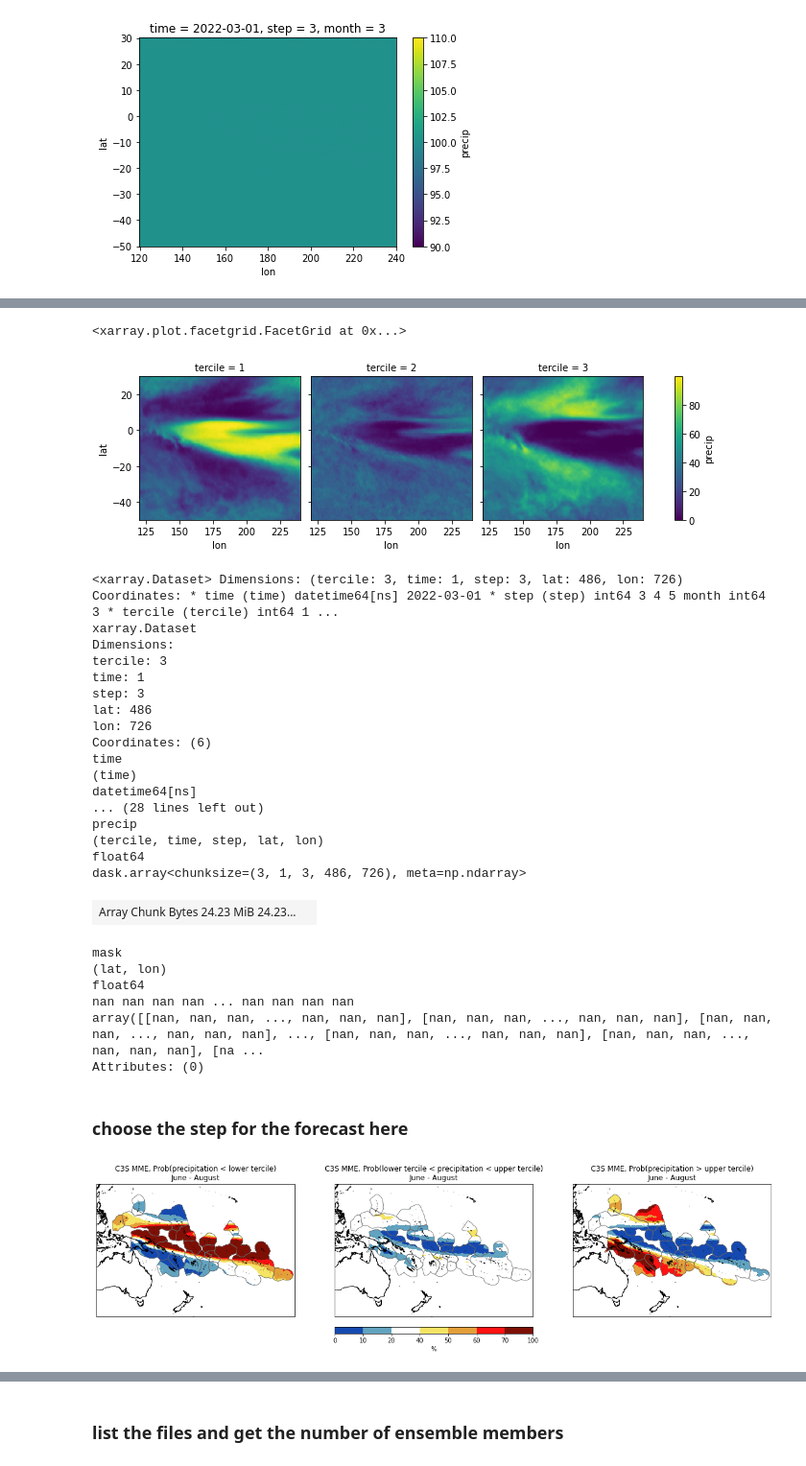
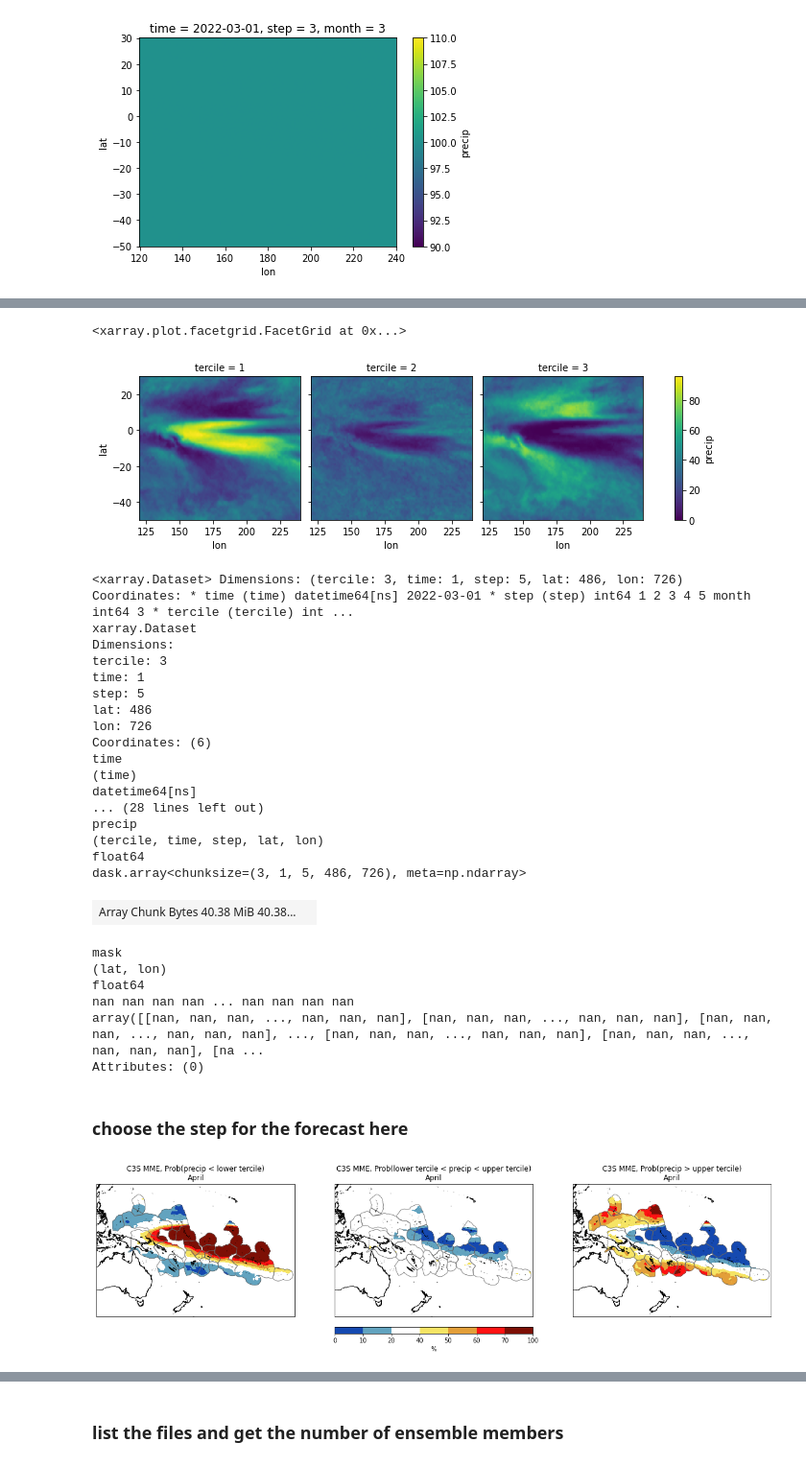
Before and after one commit to nicolasfauchereau/ICU_Water_Watch, a Jupyter notebook: notebooks/C3S/5_map_C3S_MME_probabilistic_tercile_forecast.ipynb, the cells around one changed output, grey strips where cells are left out. Shown at 96% size. Saved outputs shown, nothing was run; the diff lists cells and outputs as text; code cells hidden in the pictures.

```diff
--- a/notebooks/C3S/5_map_C3S_MME_probabilistic_tercile_forecast.ipynb
+++ b/notebooks/C3S/5_map_C3S_MME_probabilistic_tercile_forecast.ipynb
@@ -40,16 +42,18 @@ from ICU_Water_Watch import geo, C3S, domains, plot, utils
 # %% [markdown]
 ### Parameters for papermill
 # %%
-domain_name = 'Water_Watch' # domain name
-date = "this month"
+provider = 'CDS' # should not change
+domain_name = 'Water_Watch' # domain name for plotting, see `domains` module
 period = "seasonal"
-lead = 3
-quantile = 'tercile'
-varname = 'precip'
-dpath_shapes = '/home/nicolasf/operational/ICU/development/hotspots/data/shapefiles'
-dpath_forecasts = '/home/nicolasf/operational/ICU/development/hotspots/code/ICU_Water_Watch/outputs/C3S'
-fpath = '/home/nicolasf/operational/ICU/development/hotspots/code/ICU_Water_Watch/figures/C3S'
-fpath_web = '/home/nicolasf/operational/ICU_Web/C3S/'
+lag = 0 # lag with respect to current month
+lead = 1 # lead time (month or season)
+quantile = 'tercile' # should stay at "tercile"
+varfname = 'tprate' # variable reference in the filenames
+varname = 'precip' # variable name in the forecast probabilities
+dpath_shapes = '/home/nicolasf/operational/ICU/development/hotspots/data/shapefiles' # shapes for the Pacific countries EEZs
+dpath_forecasts = '/home/nicolasf/operational/ICU/development/hotspots/code/ICU_Water_Watch/outputs/C3S' # forecast probabilities
+fpath = '/home/nicolasf/operational/ICU/development/hotspots/code/ICU_Water_Watch/figures/C3S' # paths for the figures
+fpath_web = '/home/nicolasf/operational/ICU_Web/C3S/' # path for the figures for the web
 # %% [markdown]
 ### casts the paths to pathlib.Paths
 # %%
@@ -97,7 +104,7 @@ step
 # %% [markdown]
 ## get the list of files
 # %%
-lfiles = list(dpath_forecasts.glob(f"{period}_{quantile}s_probabilities_from_{year}-{str(month).zfill(2)}_*.netcdf"))
+lfiles = list(dpath_forecasts.glob(f"{period}_{varfname}_{quantile}s_probabilities_from_{year}-{str(month).zfill(2)}_*.netcdf"))
 # %% [markdown]
 ### checks the files names
 # %%
@@ -201,18 +212,18 @@ Attributes: (0)
 probs.sel(step=3).squeeze()['precip'].plot(col=quantile)
 # %% [output]
 <xarray.plot.facetgrid.FacetGrid at 0x...>
-[figure, old version]
+[figure, new version]
 # %%
 probs = geo.make_mask_from_gpd(probs, merged_EEZs, subset=False, mask_name='mask')
 # %%
 probs
 # %% [output]
-<xarray.Dataset> Dimensions: (tercile: 3, time: 1, step: 3, lat: 486, lon: 726) Coordinates: * time (time) datetime64[ns] 2022-03-01 * step (step) int64 3 4 5 month int64 3 * tercile (tercile) int64 1 ...
+<xarray.Dataset> Dimensions: (tercile: 3, time: 1, step: 5, lat: 486, lon: 726) Coordinates: * time (time) datetime64[ns] 2022-03-01 * step (step) int64 1 2 3 4 5 month int64 3 * tercile (tercile) int ...
 xarray.Dataset
 Dimensions:
 tercile: 3
 time: 1
-step: 3
+step: 5
 lat: 486
 lon: 726
 Coordinates: (6)
@@ -223,8 +234,8 @@ datetime64[ns]
 precip
 (tercile, time, step, lat, lon)
 float64
-dask.array<chunksize=(3, 1, 3, 486, 726), meta=np.ndarray>
+dask.array<chunksize=(3, 1, 5, 486, 726), meta=np.ndarray>
-| Array Chunk Bytes 24.23 MiB 24.23... |  |
+| Array Chunk Bytes 40.38 MiB 40.38... |  |
 mask
 (lat, lon)
 float64
@@ -247,38 +258,38 @@ if period == 'monthly':
 elif period == 'seasonal':
     label_period = month_name[month + step - 2] + " - " + month_name[month + step]
 # %%
-dset = probs['precip'] * probs['mask']
+dset = probs[varname] * probs['mask']
 # %%
-dset = dset.to_dataset(name='precip')
+dset = dset.to_dataset(name=varname)
 # %%
 f, axes = plt.subplots(ncols=3, figsize=(20,8), subplot_kw=dict(projection=ccrs.PlateCarree(central_longitude=180)))
 
 ax = axes[0]
 ax.coastlines(resolution='10m')
-im1 = dset['precip'].sel(step=step, tercile=1).squeeze().plot.contourf(ax=ax, levels=thresholds, cmap=cmap, extend='neither', transform=ccrs.PlateCarree(), add_colorbar=False)
-ax.set_title(f"C3S MME, Prob(precipitation < lower tercile)\n{label_period}")
+im1 = dset[varname].sel(step=step, tercile=1).squeeze().plot.contourf(ax=ax, levels=thresholds, cmap=cmap, extend='neither', transform=ccrs.PlateCarree(), add_colorbar=False)
+ax.set_title(f"C3S MME, Prob({varname} < lower tercile)\n{label_period}")
 plot.add_geom(ax, geoms=EEZs)
 
 ax = axes[1]
 ax.coastlines(resolution='10m')
-im2 = dset['precip'].sel(step=step, tercile=2).squeeze().plot.contourf(ax=ax, levels=thresholds, cmap=cmap, extend='neither', transform=ccrs.PlateCarree(), add_colorbar=False)
-ax.set_title(f"C3S MME, Prob(lower tercile < precipitation < upper tercile)\n{label_period}")
+im2 = dset[varname].sel(step=step, tercile=2).squeeze().plot.contourf(ax=ax, levels=thresholds, cmap=cmap, extend='neither', transform=ccrs.PlateCarree(), add_colorbar=False)
+ax.set_title(f"C3S MME, Prob(lower tercile < {varname} < upper tercile)\n{label_period}")
 plot.add_geom(ax, geoms=EEZs)
 
 cbar_ax = ax.axes.inset_axes([0, -0.125, 1, 0.05])
 
 cb = plt.colorbar(im2, cax=cbar_ax, orientation='horizontal')
 
 cb.set_label("%")
 
 ax = axes[2]
 ax.coastlines(resolution='10m')
-im3 = dset['precip'].sel(step=step, tercile=3).squeeze().plot.contourf(ax=ax, levels=thresholds, cmap=cmap, extend='neither', transform=ccrs.PlateCarree(), add_colorbar=False, title='')
-ax.set_title(f"C3S MME, Prob(precipitation > upper tercile)\n{label_period}")
+im3 = dset[varname].sel(step=step, tercile=3).squeeze().plot.contourf(ax=ax, levels=thresholds, cmap=cmap, extend='neither', transform=ccrs.PlateCarree(), add_colorbar=False, title='')
+ax.set_title(f"C3S MME, Prob({varname} > upper tercile)\n{label_period}")
 plot.add_geom(ax, geoms=EEZs)
 
-f.savefig(fpath.joinpath(f'C3S_MME_{period}_{quantile}_{year}_{month:02d}_init_{label_period.replace(" - ","_")}.png'), dpi=200, bbox_inches='tight', facecolor='w')
-f.savefig(fpath_web.joinpath(f'C3S_MME_{period}_{quantile}_lead{lead}_latest.png'), dpi=200, bbox_inches='tight', facecolor='w')
+f.savefig(fpath.joinpath(f'C3S_MME_{period}_{varname}_{quantile}_{year}_{month:02d}_init_{label_period.replace(" - ","_")}.png'), dpi=200, bbox_inches='tight', facecolor='w')
+f.savefig(fpath_web.joinpath(f'C3S_MME_{period}_{varname}_{quantile}_lead{lead}_latest.png'), dpi=200, bbox_inches='tight', facecolor='w')
 # %% [output]
-[figure, old version]
+[figure, new version]
 # %%
```
Also changed, not shown: parts of 23 cells of this notebook, 7 other files.
